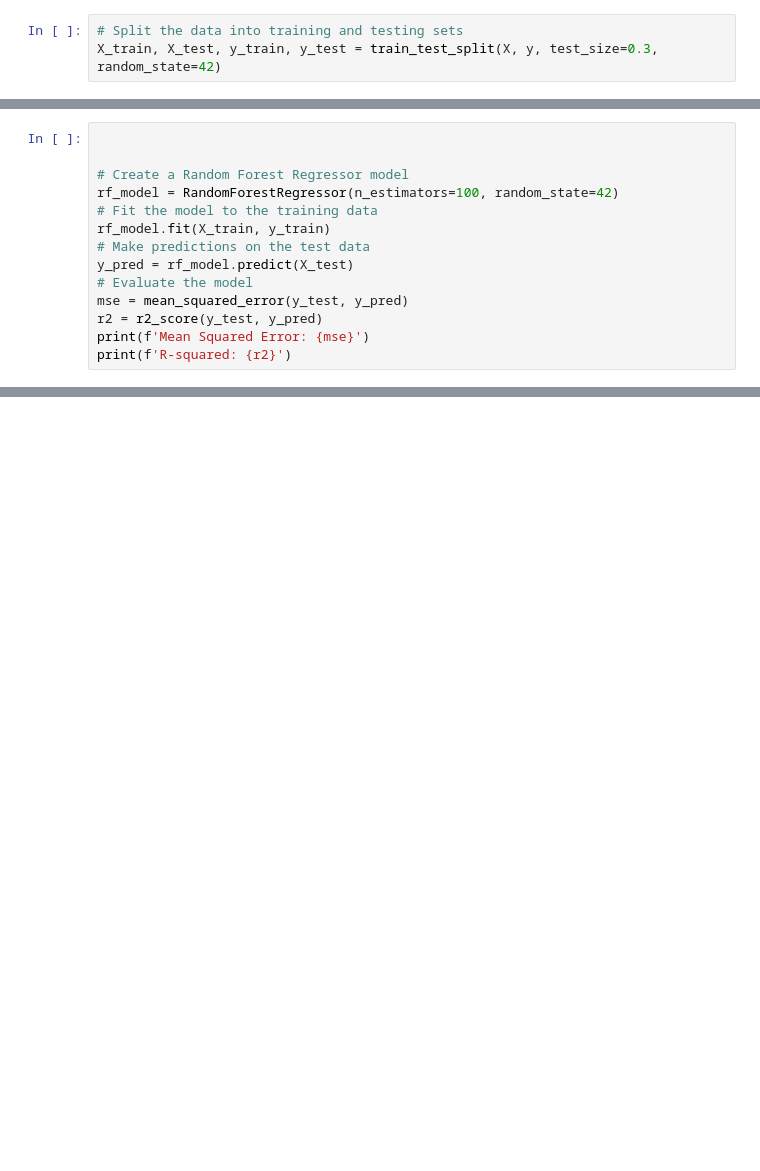
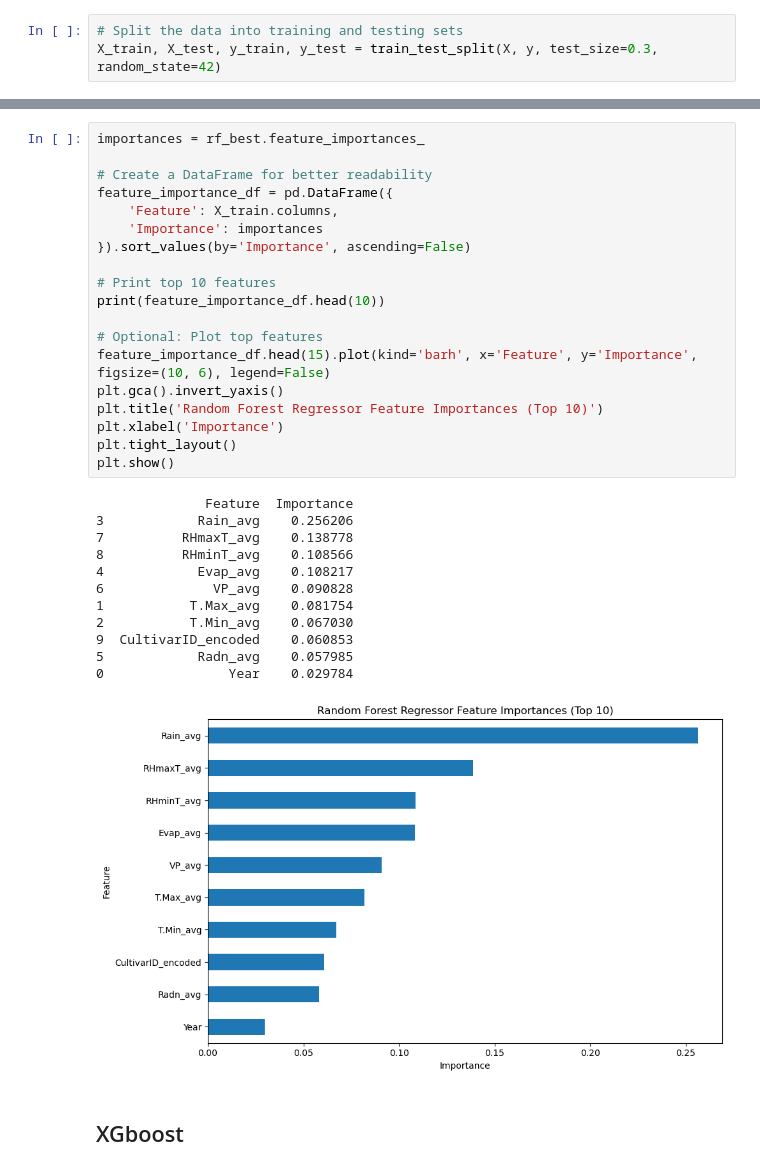
Before and after one commit to Harry-01/DATA7901, a Jupyter notebook: models.ipynb, the cells around one changed output, grey strips where cells are left out. Saved outputs shown, nothing was run; the diff lists cells and outputs as text; blank space fills up the shorter version.

```diff
--- a/models.ipynb
+++ b/models.ipynb
@@ -116,14 +327,0 @@ Best Score: -0.5031727162647919
-# %%
-
-
-# Create a Random Forest Regressor model
-rf_model = RandomForestRegressor(n_estimators=100, random_state=42)
-# Fit the model to the training data
-rf_model.fit(X_train, y_train)
-# Make predictions on the test data
-y_pred = rf_model.predict(X_test)
-# Evaluate the model
-mse = mean_squared_error(y_test, y_pred)
-r2 = r2_score(y_test, y_pred)
-print(f'Mean Squared Error: {mse}')
-print(f'R-squared: {r2}')
@@ -129,0 +372,34 @@ print(f'R-squared: {r2}')
+# %%
+importances = rf_best.feature_importances_
+
+# Create a DataFrame for better readability
+feature_importance_df = pd.DataFrame({
+    'Feature': X_train.columns,
+    'Importance': importances
+}).sort_values(by='Importance', ascending=False)
+
+# Print top 10 features
+print(feature_importance_df.head(10))
+
+# Optional: Plot top features
+feature_importance_df.head(15).plot(kind='barh', x='Feature', y='Importance', figsize=(10, 6), legend=False)
+plt.gca().invert_yaxis()
+plt.title('Random Forest Regressor Feature Importances (Top 10)')
+plt.xlabel('Importance')
+plt.tight_layout()
+plt.show()
+# %% [output]
+              Feature  Importance
+3            Rain_avg    0.256206
+7          RHmaxT_avg    0.138778
+8          RHminT_avg    0.108566
+4            Evap_avg    0.108217
+6              VP_avg    0.090828
+1           T.Max_avg    0.081754
+2           T.Min_avg    0.067030
+9  CultivarID_encoded    0.060853
+5            Radn_avg    0.057985
+0                Year    0.029784
+[figure, added]
+# %% [markdown]
+## XGboost
```
Also changed, not shown: parts of 17 cells of this notebook, 5 other files.
